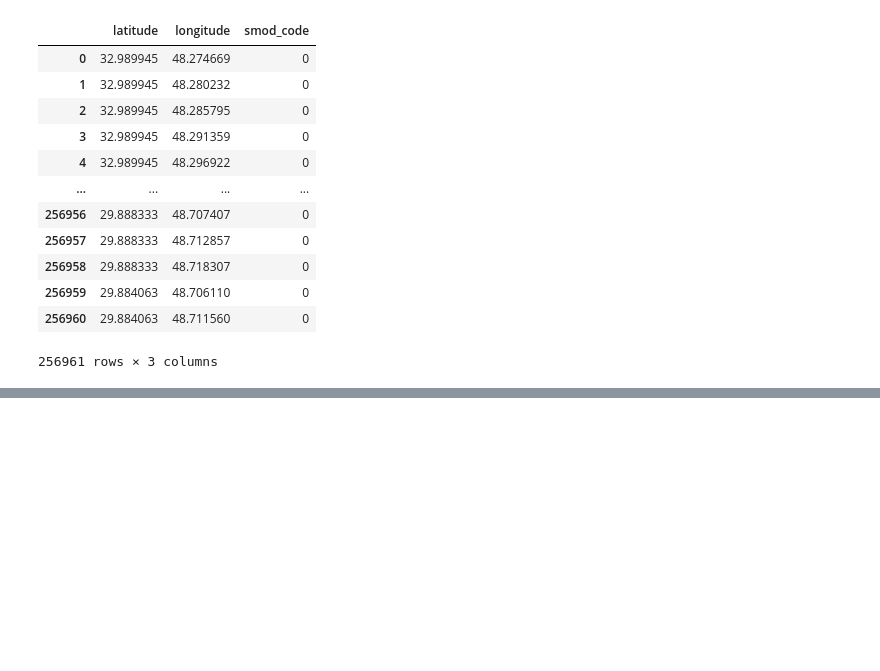
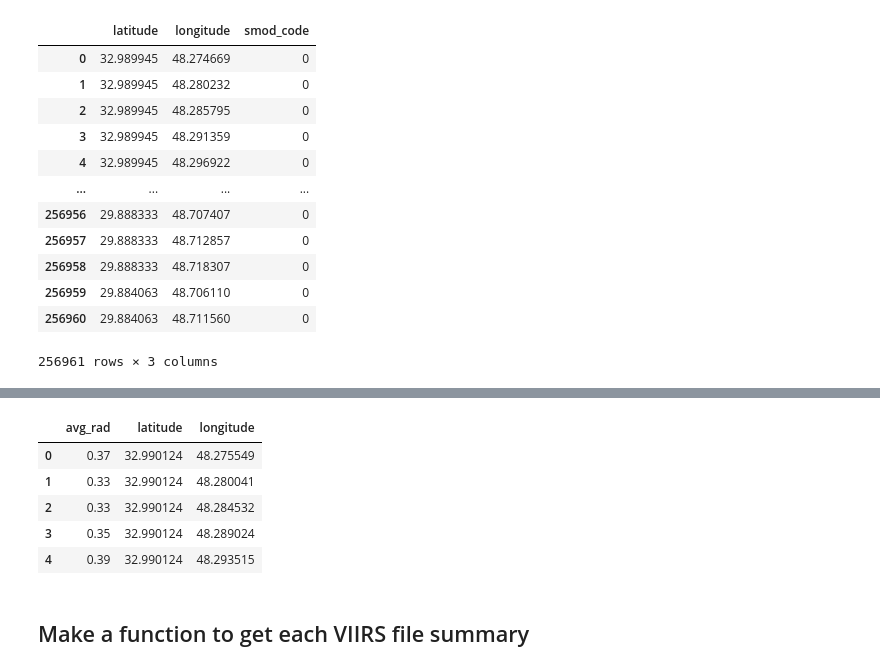
Before and after one commit to AmirHKiani98/nighttime-light-data, a Jupyter notebook: nighttime-light.ipynb, the cells around one changed output, grey strips where cells are left out. Saved outputs shown, nothing was run; the diff lists cells and outputs as text; code cells hidden in the pictures; blank space fills up the shorter version.

```diff
--- a/nighttime-light.ipynb
+++ b/nighttime-light.ipynb
@@ -317,0 +329,6 @@ pd.DataFrame(dictionary)
+# %%
+dictionary2 = np.load(
+    "assets/iran/Province/khz/numpy_arrays/khz_2021-5-1.npy", allow_pickle=True)[()]
+x2 = dictionary2["latitude"]
+y2 = dictionary2["longitude"]
+avr = dictionary2["avg_rad"]
@@ -317,0 +353,11 @@ pd.DataFrame(dictionary)
+# %%
+s1 = pd.Series(np.array(x2), name="x2")
+s2 = pd.Series(np.array(x), name="x1")
+pd.DataFrame(dictionary2).head()
+# %% [output]
+|  | avg_rad | latitude | longitude |
+| 0 | 0.37 | 32.990124 | 48.275549 |
+| 1 | 0.33 | 32.990124 | 48.280041 |
+| 2 | 0.33 | 32.990124 | 48.284532 |
+| 3 | 0.35 | 32.990124 | 48.289024 |
+| 4 | 0.39 | 32.990124 | 48.293515 |
@@ -317,0 +366,2 @@ pd.DataFrame(dictionary)
+# %% [markdown]
+## Make a function to get each VIIRS file summary
```
Also changed, not shown: parts of 22 cells of this notebook.
